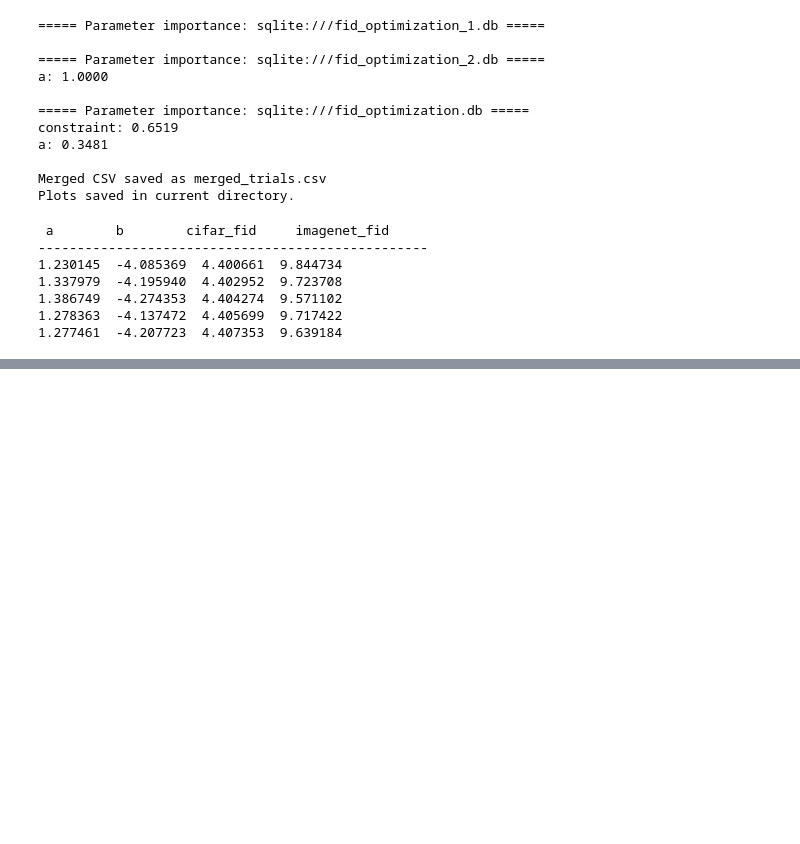
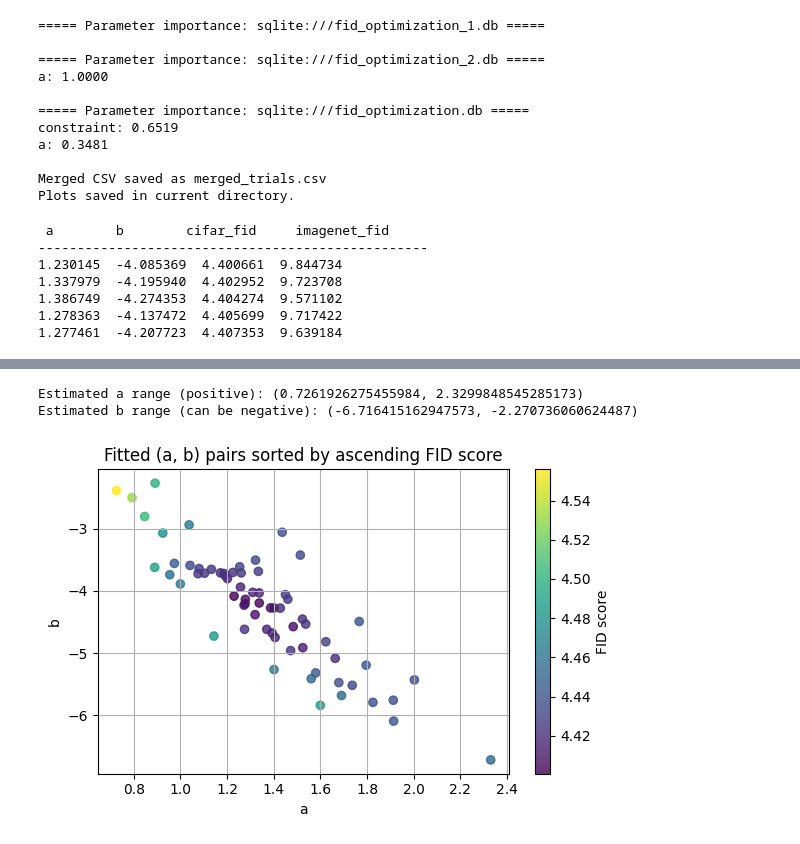
Before and after one commit to dsgiitr/SADD, a Jupyter notebook: sfd-main/results.ipynb, the cells around one changed output, grey strips where cells are left out. Drawn from its saved outputs; the diff is of its cells as text; code cells hidden in the pictures; blank space fills up the shorter version.

Commit message:
adding result.ipynb

```diff
--- a/sfd-main/results.ipynb
+++ b/sfd-main/results.ipynb
@@ -200,0 +558,64 @@ for weights_target, imagenet_fid in targets:
+# %%
+import numpy as np
+import pandas as pd
+from sklearn.linear_model import LinearRegression
+import matplotlib.pyplot as plt
+
+# Load data
+# df2 = pd.read_csv("/home/cherish/SADD/sfd-main/evaluation_summary.csv")
+df2 = pd.read_csv("/home/cherish/SADD/sfd-main/fid_optimization_results.csv")
+
+
+# Filter for good trials
+# df2 = df2[df2['fid_score'] < 4.53]
+
+fits = []
+
+# Fit (a, b) for each trial
+for _, row in df2.iterrows():
+    w_vals = np.array([row['w1'], row['w2'], row['w3'], row['w4']])
+    if np.any(w_vals <= 0):
+        continue  # skip invalid
+
+    i = np.arange(4).reshape(-1, 1)
+    log_w = np.log(w_vals)
+
+    model = LinearRegression().fit(i, log_w)
+    a = model.coef_[0]
+    b = model.intercept_
+    fid = row['fid_score']
+
+    fits.append((fid, a, b))
+
+# Convert to DataFrame
+fits_df = pd.DataFrame(fits, columns=['fid_score', 'a', 'b'])
+
+# Filter for positive a
+fits_df = fits_df[fits_df['a'] > 0]
+
+# Sort by fid_score ascending
+fits_df = fits_df.sort_values(by='fid_score').reset_index(drop=True)
+
+# Compute ranges
+a_min, a_max = fits_df['a'].min(), fits_df['a'].max()
+b_min, b_max = fits_df['b'].min(), fits_df['b'].max()
+
+print("Estimated a range (positive):", (a_min, a_max))
+print("Estimated b range (can be negative):", (b_min, b_max))
+
+# Plot
+plt.figure(figsize=(6,4))
+sc = plt.scatter(fits_df['a'], fits_df['b'],
+                 c=fits_df['fid_score'],
+                 cmap='viridis', alpha=0.8)
+plt.colorbar(sc, label='FID score')
+plt.xlabel('a')
+plt.ylabel('b')
+plt.title('Fitted (a, b) pairs sorted by ascending FID score')
+plt.grid(True)
+plt.tight_layout()
+plt.show()
+# %% [output]
+Estimated a range (positive): (0.7261926275455984, 2.3299848545285173)
+Estimated b range (can be negative): (-6.716415162947573, -2.270736060624487)
+[figure, added]
```
Also changed, not shown: parts of 7 cells of this notebook.
